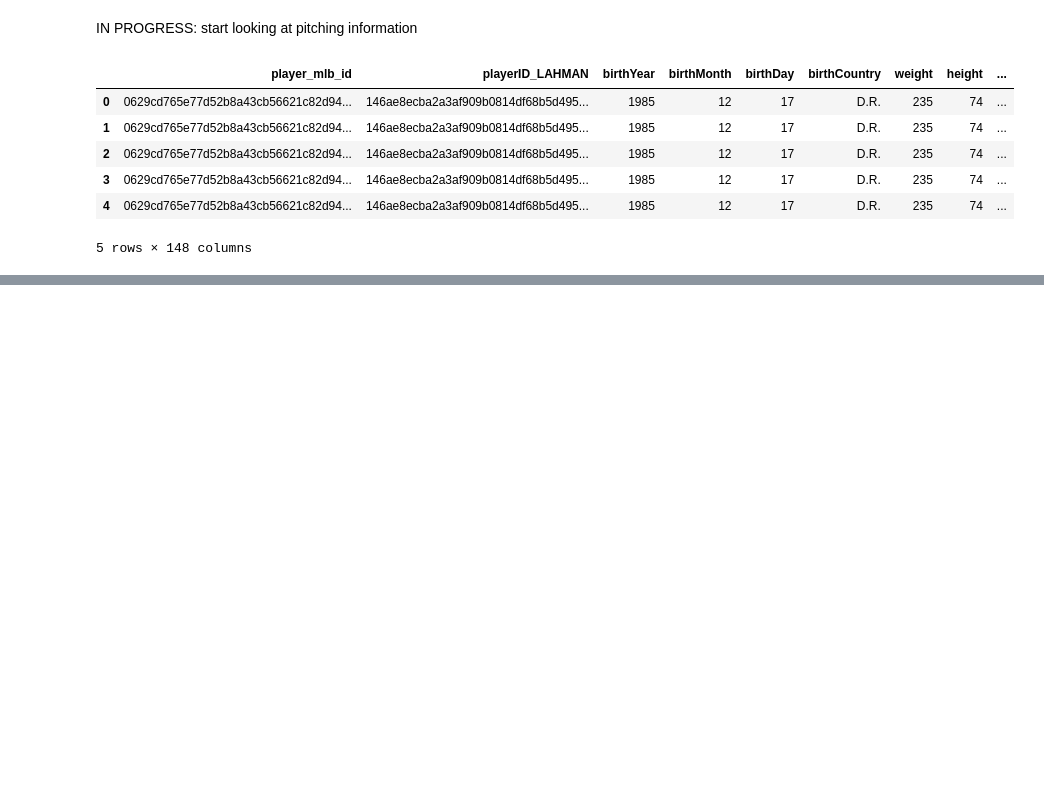
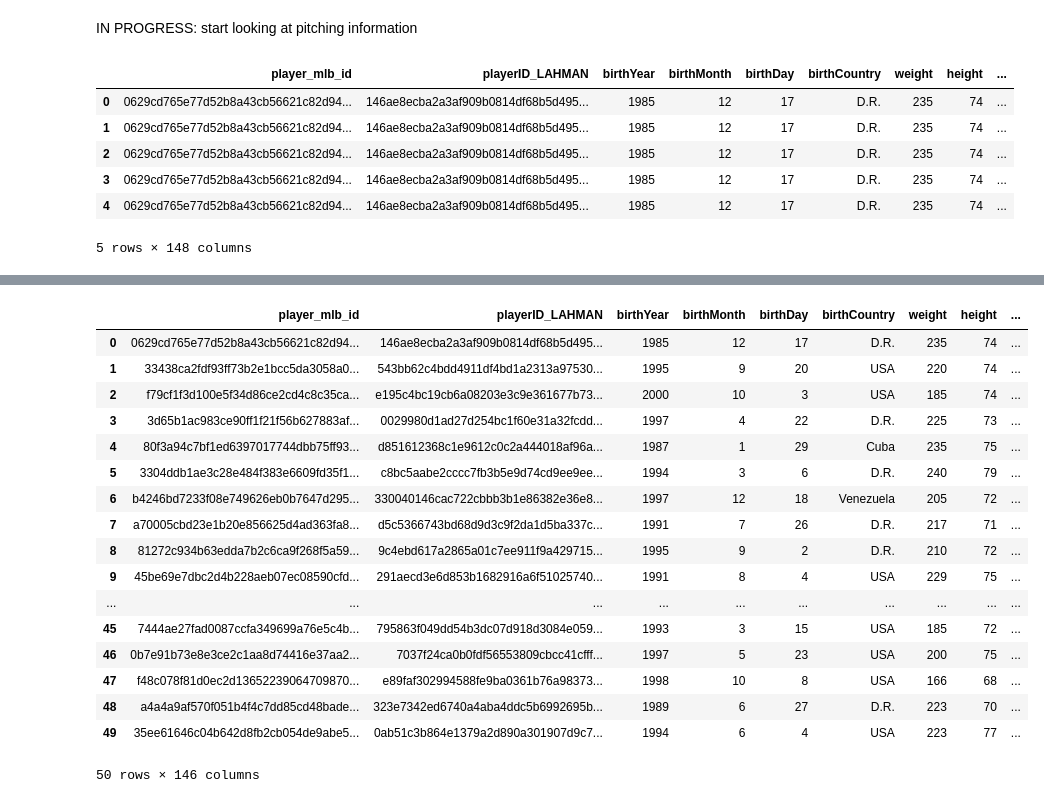
Before and after one commit to etienne-busnel/Cincinnati-Reds-Hackathon-2025, a Jupyter notebook: Player_Information_Nick.ipynb, the cells around one changed output, grey strips where cells are left out. Saved outputs shown, nothing was run; the diff lists cells and outputs as text; code cells hidden in the pictures; blank space fills up the shorter version.

```diff
--- a/Player_Information_Nick.ipynb
+++ b/Player_Information_Nick.ipynb
@@ -840,3 +837,10 @@ all_pitch_types = df_savant_raw['pitch_type'].dropna().unique()
 # %%
 #find percent of each pitch thrown by each player
 #get average x and z run of each pitch
+# %%
+df_in_play = df_savant_raw[df_savant_raw['description'] == 'hit_into_play']
+# %%
+df_in_play['fly_ball'] = df_savant_raw['launch_angle'].apply(lambda x: 1 if 50 >= x > 25 else 0)
+df_in_play['ground_ball'] = df_savant_raw['launch_angle'].apply(lambda x: 1 if x < 10 else 0)
+df_in_play['line_drive'] = df_savant_raw['launch_angle'].apply(lambda x: 1 if 10 <= x <= 25 else 0)
+df_in_play['pop_up'] = df_savant_raw['launch_angle'].apply(lambda x: 1 if x > 50 else 0)
@@ -842,0 +896,2 @@ all_pitch_types = df_savant_raw['pitch_type'].dropna().unique()
+# %%
+df_fly_ball_count = df_in_play.groupby(['batter','year'])['fly_ball'].sum().reset_index(name = 'fly_balls')
@@ -842,0 +907,23 @@ all_pitch_types = df_savant_raw['pitch_type'].dropna().unique()
+# %%
+df_players_9 = df_players_full.merge(df_fly_ball_count, left_on=['player_mlb_id', 'year'], right_on=['batter', 'year'], how='left').drop(columns='batter')
+# %%
+df_players_9.head(50)
+# %% [output]
+|  | player_mlb_id | playerID_LAHMAN | birthYear | birthMonth | birthDay | birthCountry | weight | height | ... |
+| 0 | 0629cd765e77d52b8a43cb56621c82d94... | 146ae8ecba2a3af909b0814df68b5d495... | 1985 | 12 | 17 | D.R. | 235 | 74 | ... |
+| 1 | 33438ca2fdf93ff73b2e1bcc5da3058a0... | 543bb62c4bdd4911df4bd1a2313a97530... | 1995 | 9 | 20 | USA | 220 | 74 | ... |
+| 2 | f79cf1f3d100e5f34d86ce2cd4c8c35ca... | e195c4bc19cb6a08203e3c9e361677b73... | 2000 | 10 | 3 | USA | 185 | 74 | ... |
+| 3 | 3d65b1ac983ce90ff1f21f56b627883af... | 0029980d1ad27d254bc1f60e31a32fcdd... | 1997 | 4 | 22 | D.R. | 225 | 73 | ... |
+| 4 | 80f3a94c7bf1ed6397017744dbb75ff93... | d851612368c1e9612c0c2a444018af96a... | 1987 | 1 | 29 | Cuba | 235 | 75 | ... |
+| 5 | 3304ddb1ae3c28e484f383e6609fd35f1... | c8bc5aabe2cccc7fb3b5e9d74cd9ee9ee... | 1994 | 3 | 6 | D.R. | 240 | 79 | ... |
+| 6 | b4246bd7233f08e749626eb0b7647d295... | 330040146cac722cbbb3b1e86382e36e8... | 1997 | 12 | 18 | Venezuela | 205 | 72 | ... |
+| 7 | a70005cbd23e1b20e856625d4ad363fa8... | d5c5366743bd68d9d3c9f2da1d5ba337c... | 1991 | 7 | 26 | D.R. | 217 | 71 | ... |
+| 8 | 81272c934b63edda7b2c6ca9f268f5a59... | 9c4ebd617a2865a01c7ee911f9a429715... | 1995 | 9 | 2 | D.R. | 210 | 72 | ... |
+| 9 | 45be69e7dbc2d4b228aeb07ec08590cfd... | 291aecd3e6d853b1682916a6f51025740... | 1991 | 8 | 4 | USA | 229 | 75 | ... |
+| ... | ... | ... | ... | ... | ... | ... | ... | ... | ... |
+| 45 | 7444ae27fad0087ccfa349699a76e5c4b... | 795863f049dd54b3dc07d918d3084e059... | 1993 | 3 | 15 | USA | 185 | 72 | ... |
+| 46 | 0b7e91b73e8e3ce2c1aa8d74416e37aa2... | 7037f24ca0b0fdf56553809cbcc41cfff... | 1997 | 5 | 23 | USA | 200 | 75 | ... |
+| 47 | f48c078f81d0ec2d13652239064709870... | e89faf302994588fe9ba0361b76a98373... | 1998 | 10 | 8 | USA | 166 | 68 | ... |
+| 48 | a4a4a9af570f051b4f4c7dd85cd48bade... | 323e7342ed6740a4aba4ddc5b6992695b... | 1989 | 6 | 27 | D.R. | 223 | 70 | ... |
+| 49 | 35ee61646c04b642d8fb2cb054de9abe5... | 0ab51c3b864e1379a2d890a301907d9c7... | 1994 | 6 | 4 | USA | 223 | 77 | ... |
+50 rows × 146 columns
```
Also changed, not shown: parts of 27 cells of this notebook.
